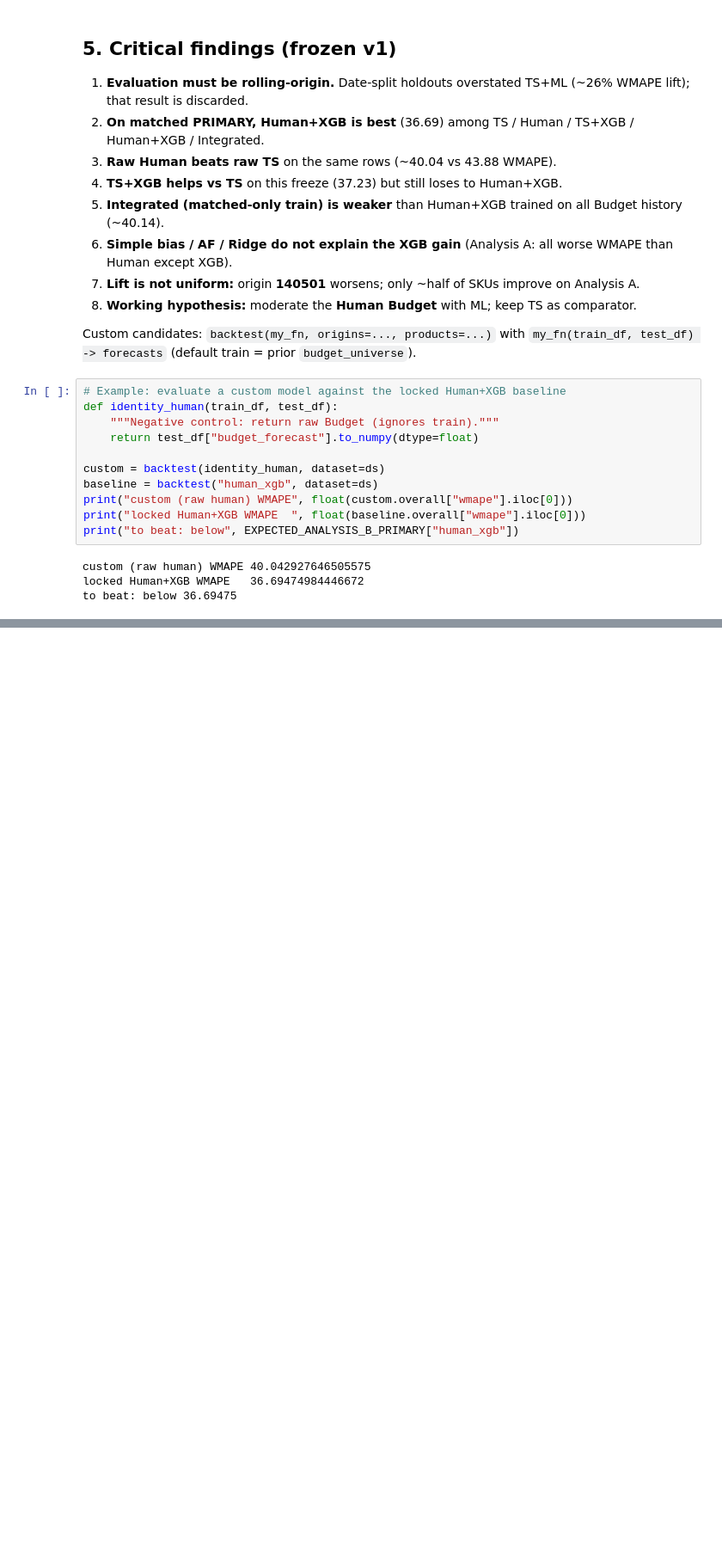
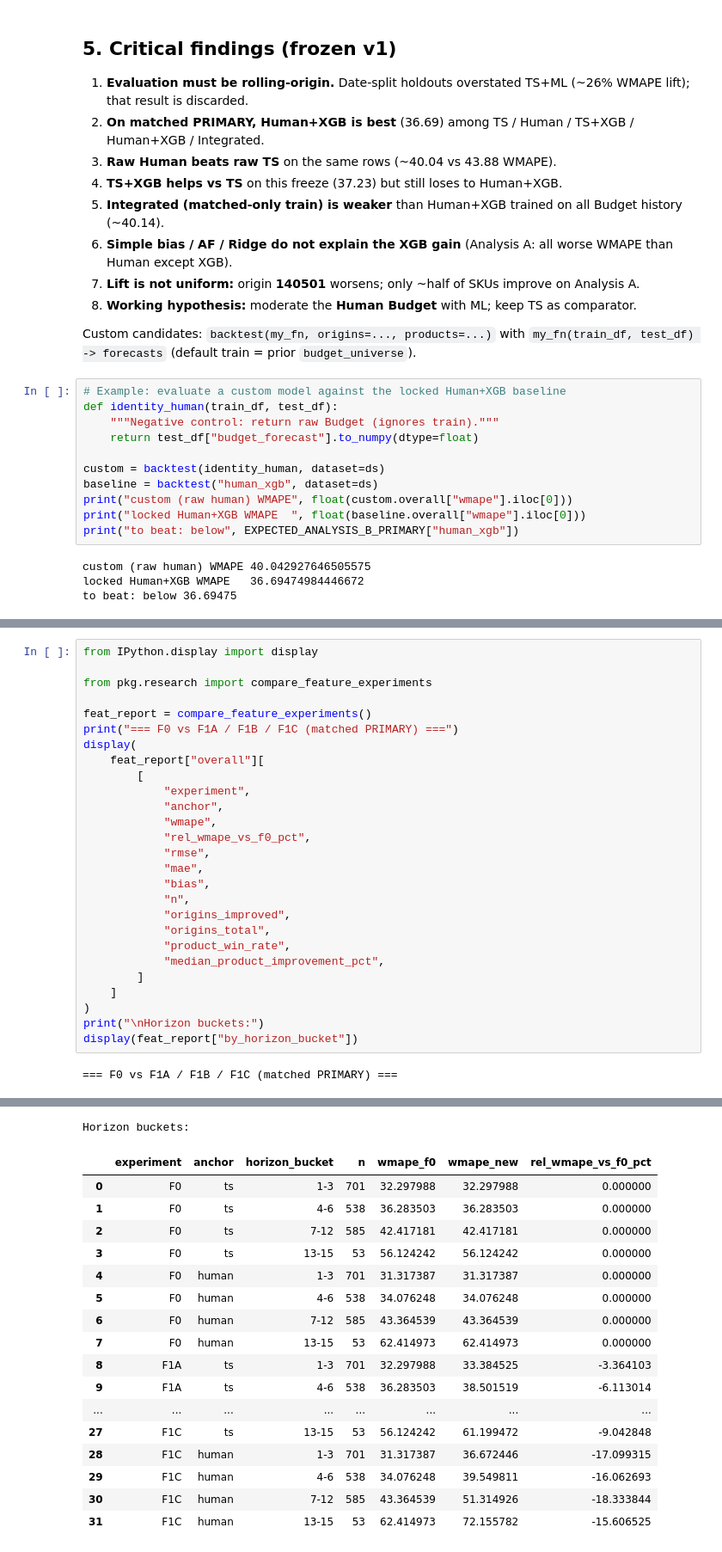
Before and after one commit to ki94mach/PharmProd_Forecast, a Jupyter notebook: notebooks/residual_prediction.ipynb, the cells around one changed output, grey strips where cells are left out. Shown at 86% size. Cells and saved outputs as stored; diff of their text form; blank space fills up the shorter version.

```diff
--- a/notebooks/residual_prediction.ipynb
+++ b/notebooks/residual_prediction.ipynb
@@ -222,0 +228,29 @@ to beat: below 36.69475
+# %%
+from IPython.display import display
+
+from pkg.research import compare_feature_experiments
+
+feat_report = compare_feature_experiments()
+print("=== F0 vs F1A / F1B / F1C (matched PRIMARY) ===")
+display(
+    feat_report["overall"][
+        [
+            "experiment",
+            "anchor",
+            "wmape",
+            "rel_wmape_vs_f0_pct",
+            "rmse",
+            "mae",
+            "bias",
+            "n",
+            "origins_improved",
+            "origins_total",
+            "product_win_rate",
+            "median_product_improvement_pct",
+        ]
+    ]
+)
+print("\nHorizon buckets:")
+display(feat_report["by_horizon_bucket"])
+# %% [output]
+=== F0 vs F1A / F1B / F1C (matched PRIMARY) ===
@@ -222,0 +266,18 @@ to beat: below 36.69475
+Horizon buckets:
+|  | experiment | anchor | horizon_bucket | n | wmape_f0 | wmape_new | rel_wmape_vs_f0_pct |
+| 0 | F0 | ts | 1-3 | 701 | 32.297988 | 32.297988 | 0.000000 |
+| 1 | F0 | ts | 4-6 | 538 | 36.283503 | 36.283503 | 0.000000 |
+| 2 | F0 | ts | 7-12 | 585 | 42.417181 | 42.417181 | 0.000000 |
+| 3 | F0 | ts | 13-15 | 53 | 56.124242 | 56.124242 | 0.000000 |
+| 4 | F0 | human | 1-3 | 701 | 31.317387 | 31.317387 | 0.000000 |
+| 5 | F0 | human | 4-6 | 538 | 34.076248 | 34.076248 | 0.000000 |
+| 6 | F0 | human | 7-12 | 585 | 43.364539 | 43.364539 | 0.000000 |
+| 7 | F0 | human | 13-15 | 53 | 62.414973 | 62.414973 | 0.000000 |
+| 8 | F1A | ts | 1-3 | 701 | 32.297988 | 33.384525 | -3.364103 |
+| 9 | F1A | ts | 4-6 | 538 | 36.283503 | 38.501519 | -6.113014 |
+| ... | ... | ... | ... | ... | ... | ... | ... |
+| 27 | F1C | ts | 13-15 | 53 | 56.124242 | 61.199472 | -9.042848 |
+| 28 | F1C | human | 1-3 | 701 | 31.317387 | 36.672446 | -17.099315 |
+| 29 | F1C | human | 4-6 | 538 | 34.076248 | 39.549811 | -16.062693 |
+| 30 | F1C | human | 7-12 | 585 | 43.364539 | 51.314926 | -18.333844 |
+| 31 | F1C | human | 13-15 | 53 | 62.414973 | 72.155782 | -15.606525 |
```
Also changed, not shown: parts of 2 cells of this notebook, 11 other files.
